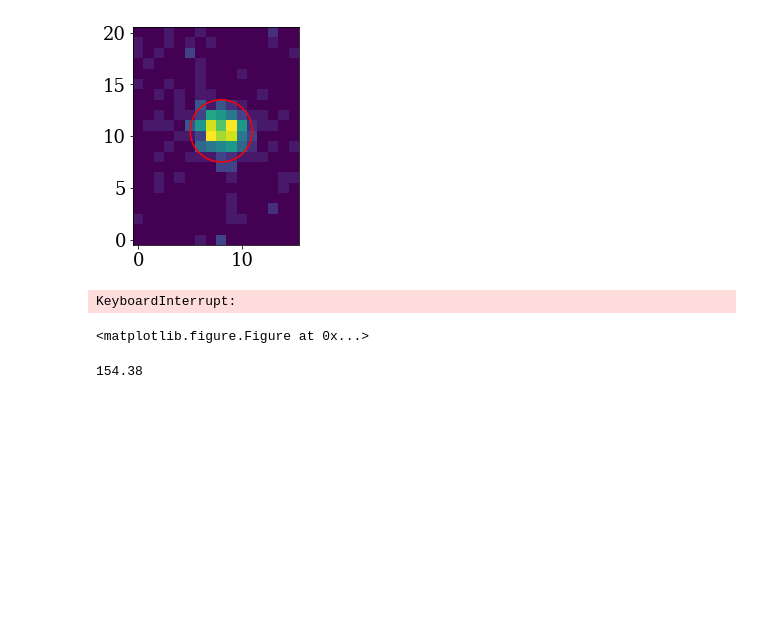
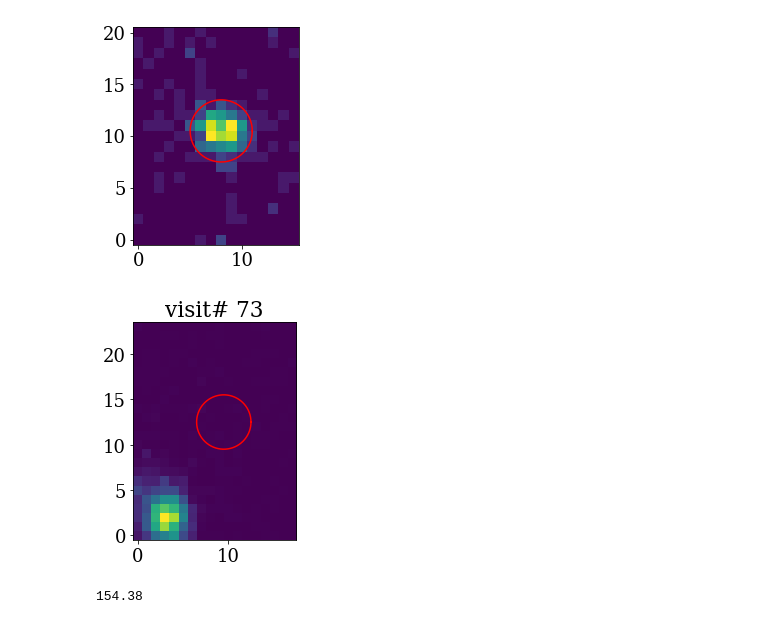
Before and after one commit to ZacheryLaycock/GALEX_MtWilson, a Jupyter notebook: TestingNotebook.ipynb, the cells around one changed output. Cells and saved outputs as stored; diff of their text form; code cells hidden in the pictures; blank space fills up the shorter version.

Commit message:
added plots

```diff
--- a/TestingNotebook.ipynb
+++ b/TestingNotebook.ipynb
@@ -58,7 +78,7 @@ while(aVar):
         currentDate = str(datetime.date.today()) + "_" + str(counter)
         avar = True
 # %%
-file = "2017-05-02_1/ds9_Images/HD_3765_visitNumber_0.fits" #as an example
+file = "2017-05-03_2/ds9_Images/HD_3765_visitNumber_0.fits" #as an example
 hdulist = fits.open(file)
 # %%
 hdulist.info()
@@ -142,21 +162,20 @@ while(aVar):
 # %%
 for k in range(0,74):
     w = str(k);
-    file = "2017-05-02_1/ds9_Images/HD_3765_visitNumber_" + w + ".fits"
+    file = "2017-05-03_2/ds9_Images/HD_3765_visitNumber_" + w + ".fits"
     hdulist = fits.open(file)
     cube = hdulist[0].data
     for b in range(0,len(cube)):
         plt.title("visit# " + w)
         plt.imshow(cube[b,:,:], origin='lower')
         x = 3*np.cos(np.arange(0,2*np.pi,.001)) + c_x
         y = 3*np.sin(np.arange(0,2*np.pi,.001)) + c_y
         plt.plot(x,y,c='red')
         plt.show()
         display.clear_output(wait=True)
         sleep(.01)
 # %% [output]
-KeyboardInterrupt:
-<matplotlib.figure.Figure at 0x...>
+[figure, added]
 # %%
 # For ra.
 # enter 170.56936 (5 decimal places is OK)
```
Also changed, not shown: parts of 5 cells of this notebook, 1 other file.
